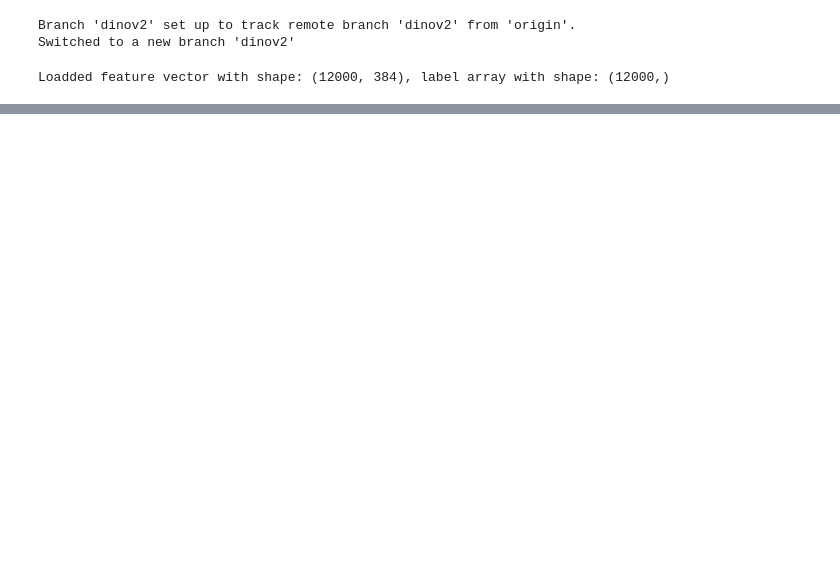
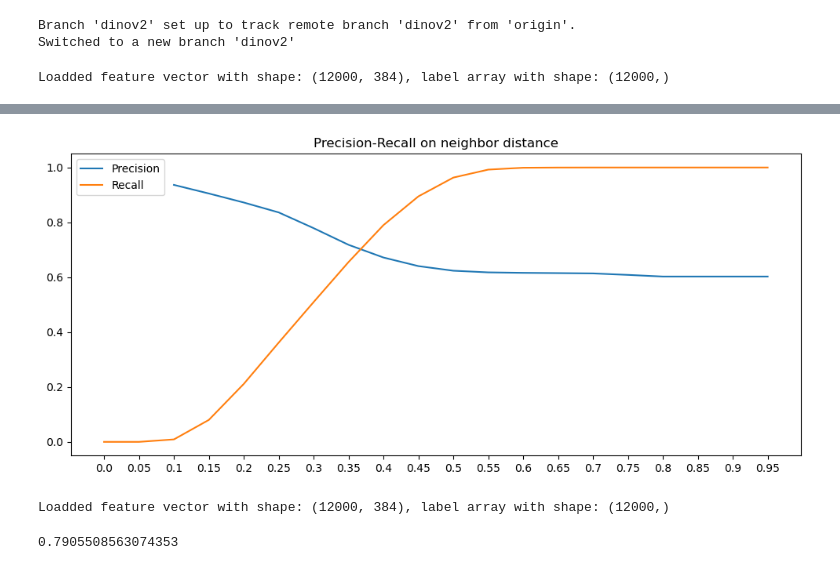
Before and after one commit to uonat/SS2023_DI-Lab_Precitaste, a Jupyter notebook: notebooks/Vith_Dino_Knn/3-vith-dino-knn.ipynb, the cells around one changed output, grey strips where cells are left out. Drawn from its saved outputs; the diff is of its cells as text; code cells hidden in the pictures; blank space fills up the shorter version.

```diff
--- a/notebooks/Vith_Dino_Knn/3-vith-dino-knn.ipynb
+++ b/notebooks/Vith_Dino_Knn/3-vith-dino-knn.ipynb
@@ -259,0 +377,27 @@ Evaluating each image...
+# %%
+precisions = []
+recalls = []
+metric_df = pd.DataFrame(all_image_stats)
+for th in np.linspace(0.0, 0.95, 20):
+    filtered_df = metric_df[metric_df['TH'] == th]
+    mean_precision = filtered_df['Precision'].mean()
+    mean_recall = filtered_df['Recall'].mean()
+    precisions.append(mean_precision)
+    recalls.append(mean_recall)
+# %%
+import matplotlib.pyplot as plt
+plt.figure(figsize=(12,5))
+plt.xticks(ticks=np.arange(0, 20), labels=[np.round(i,2) for i in np.linspace(0.0, 0.95, 20)])
+plt.plot(precisions, label='Precision')
+plt.plot(recalls, label='Recall')
+plt.title('Precision-Recall on neighbor distance')
+plt.legend()
+plt.show()
+# %% [output]
+[figure, added]
+# %%
+# KNN model with all classes and extracted train image features
+knn = KNNClassifier(num_neighbor, similarity_metric=sim_metric)
+knn.load_and_fit_RPC(knn_train_features_path, n_sample=num_sample)
+# %% [output]
+Loadded feature vector with shape: (12000, 384), label array with shape: (12000,)
@@ -259,0 +467,4 @@ Evaluating each image...
+# %%
+print(mean_recall)
+# %% [output]
+0.7905508563074353
```
Also changed, not shown: parts of 28 cells of this notebook, 1 other file.
